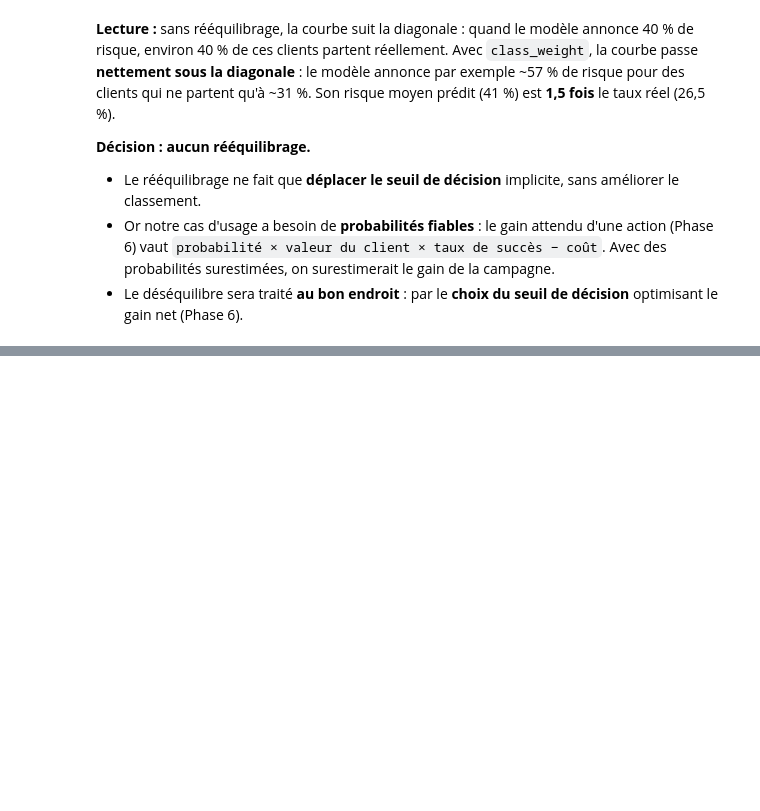
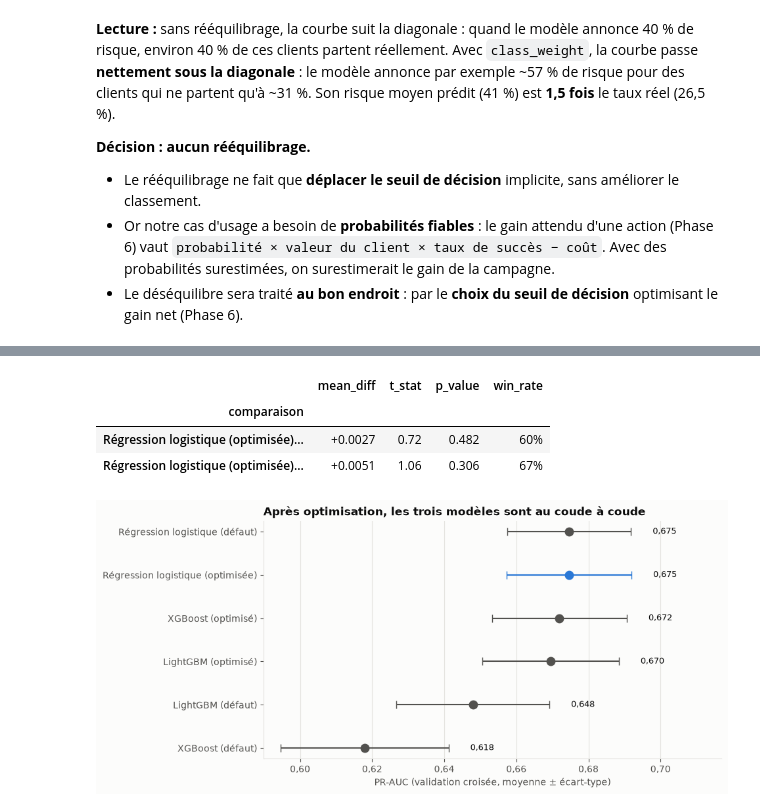
Before and after one commit to cheikhahmedtidiane/projet_churn_clients, a Jupyter notebook: notebooks/05_modelisation.ipynb, the cells around one changed output, grey strips where cells are left out. Saved outputs shown, nothing was run; the diff lists cells and outputs as text; code cells hidden in the pictures; blank space fills up the shorter version.

```diff
--- a/notebooks/05_modelisation.ipynb
+++ b/notebooks/05_modelisation.ipynb
@@ -201,0 +298,14 @@ Taux de churn réel : 26,5 %
+# %%
+best_params = {name: study.best_params for name, study in studies.items()}
+tuned_models = {
+    "Régression logistique (optimisée)": LogisticRegression(**best_params["Régression logistique"], solver="saga", max_iter=5000),
+    "LightGBM (optimisé)": LGBMClassifier(**best_params["LightGBM"], subsample_freq=1, random_state=RANDOM_STATE, verbose=-1, n_jobs=1),
+    "XGBoost (optimisé)": XGBClassifier(**best_params["XGBoost"], random_state=RANDOM_STATE, n_jobs=1),
+}
+results_tuned = {name: evaluate_cv(build_pipeline(m), X_train, y_train, cv=cv) for name, m in tuned_models.items()}
+results_all = {"Régression logistique (défaut)": results_default["Régression logistique"],
+               "LightGBM (défaut)": results_default["LightGBM"],
+               "XGBoost (défaut)": results_default["XGBoost"], **results_tuned}
+table_all = results_table(results_all)
+table_all.style.format({"pr_auc": "{:.4f}", "pr_auc_std": "{:.4f}", "roc_auc": "{:.4f}",
+                        "brier": "{:.4f}", "fit_time": "{:.2f} s"})
@@ -201,0 +333,19 @@ Taux de churn réel : 26,5 %
+# %%
+ranking = results_table(results_tuned)
+best_name = ranking.index[0]
+comparisons = []
+for name in ranking.index[1:]:
+    test = corrected_paired_ttest(results_tuned[best_name]["pr_auc_folds"], results_tuned[name]["pr_auc_folds"])
+    comparisons.append({"comparaison": f"{best_name} vs {name}", **test})
+pd.DataFrame(comparisons).set_index("comparaison").style.format(
+    {"mean_diff": "{:+.4f}", "t_stat": "{:.2f}", "p_value": "{:.3f}", "win_rate": "{:.0%}"})
+# %% [output]
+|  | mean_diff | t_stat | p_value | win_rate |
+| comparaison |  |  |  |  |
+| Régression logistique (optimisée)... | +0.0027 | 0.72 | 0.482 | 60% |
+| Régression logistique (optimisée)... | +0.0051 | 1.06 | 0.306 | 67% |
+# %%
+plot_scores(table_all, "Après optimisation, les trois modèles sont au coude à coude",
+            "05_modeles_optimises.png", highlight='Régression logistique (optimisée)')
+# %% [output]
+[figure, added]
```
Also changed, not shown: parts of 13 cells of this notebook, 6 other files.
